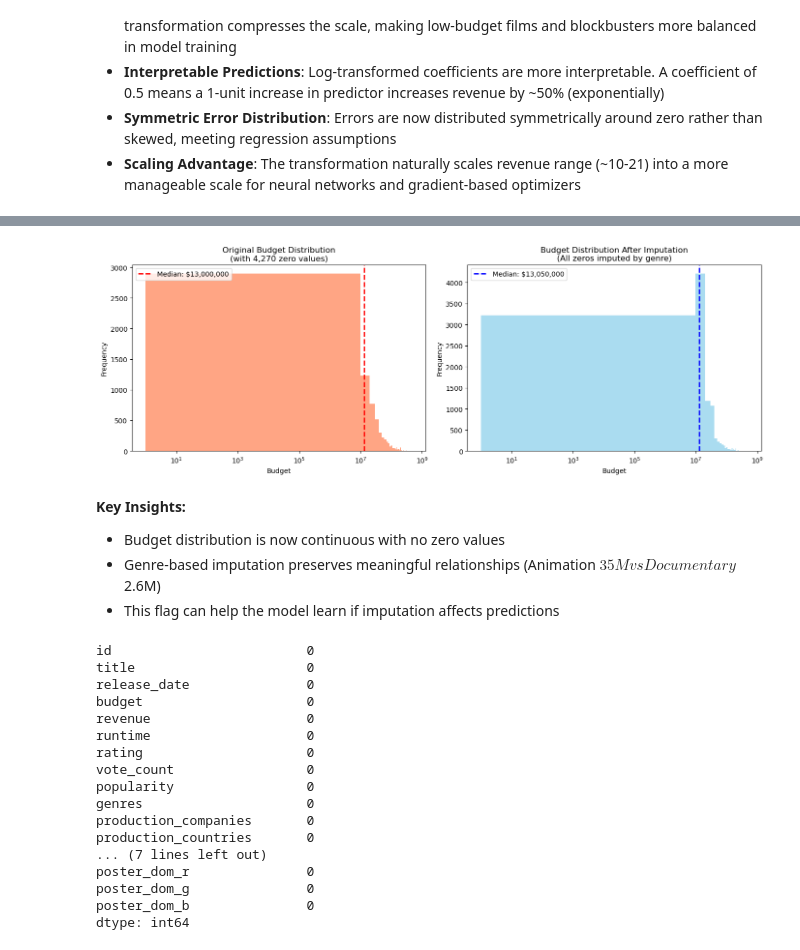
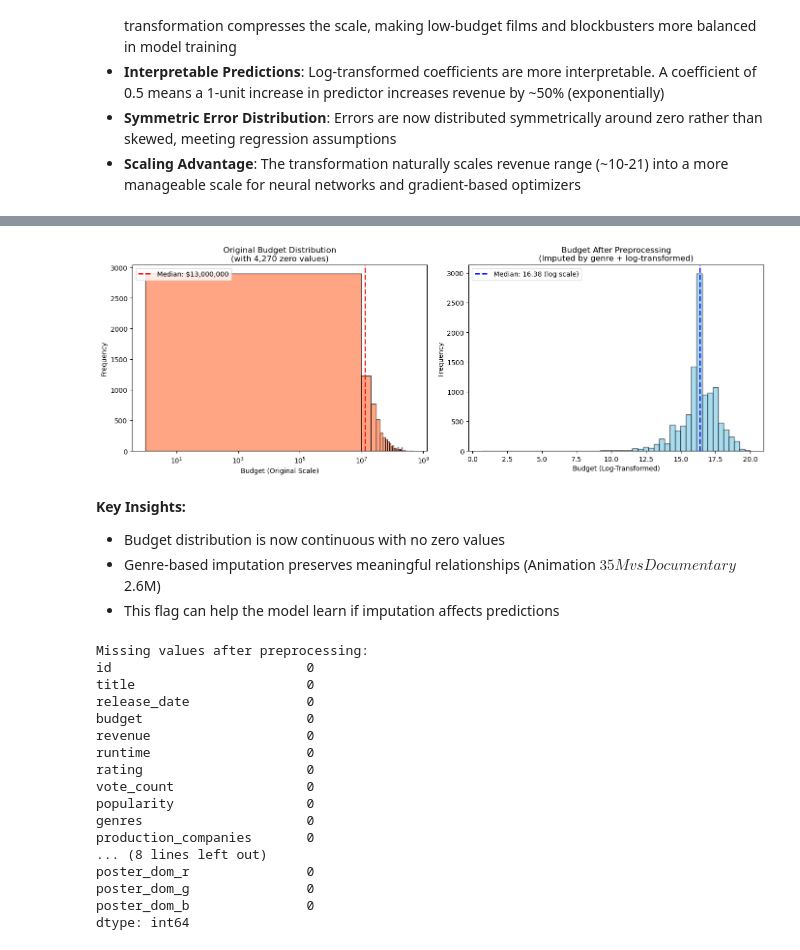
Before and after one commit to TThanhc/movie-revenue-predictor, a Jupyter notebook: notebooks/02_data_preprocessing.ipynb, the cells around one changed output, grey strips where cells are left out. Saved outputs shown, nothing was run; the diff lists cells and outputs as text; code cells hidden in the pictures.

```diff
--- a/notebooks/02_data_preprocessing.ipynb
+++ b/notebooks/02_data_preprocessing.ipynb
@@ -26,3 +41,11 @@ Original shape: (11263, 22)
 # %%
-# Log transform the target variable
-df['revenue'] = np.log1p(df['revenue'])
+# Initialize and fit the preprocessor
+preprocessor = DataPreprocessor(transform_target=True)
+
+# Fit the preprocessor to learn genre-based budget medians
+preprocessor.fit(df_raw)
+
+print("Preprocessor fitted!")
+print(f"\nGenre budget medians learned:")
+print(preprocessor.genre_budget_medians)
+print(f"\nOverall budget median: ${preprocessor.overall_budget_median:,.0f}")
@@ -112,32 +154,32 @@ Budget range after imputation: [1, 489900000]
 # %%
 # Visualize budget imputation results
 fig, axes = plt.subplots(1, 2, figsize=(14, 5))
 
-# Original data (before imputation - from CSV)
-df_original = pd.read_csv('../data/raw/movies_dataset_revenue.csv')
-
-# Plot 1: Original budget distribution
-axes[0].hist(df_original[df_original['budget'] > 0]['budget'], bins=50, color='coral', alpha=0.7)
-axes[0].axvline(df_original[df_original['budget'] > 0]['budget'].median(), color='red', linestyle='--', linewidth=2, label=f"Median: ${df_original[df_original['budget'] > 0]['budget'].median():,.0f}")
-axes[0].set_xlabel('Budget')
+# Plot 1: Original budget distribution (before imputation)
+axes[0].hist(df_raw[df_raw['budget'] > 0]['budget'], bins=50, color='coral', alpha=0.7, edgecolor='black')
+axes[0].axvline(df_raw[df_raw['budget'] > 0]['budget'].median(), color='red',
+                linestyle='--', linewidth=2,
+                label=f"Median: ${df_raw[df_raw['budget'] > 0]['budget'].median():,.0f}")
+axes[0].set_xlabel('Budget (Original Scale)')
 axes[0].set_ylabel('Frequency')
-axes[0].set_title(f'Original Budget Distribution\n(with {(df_original["budget"] == 0).sum():,} zero values)')
+axes[0].set_title(f'Original Budget Distribution\n(with {(df_raw["budget"] == 0).sum():,} zero values)')
 axes[0].legend()
 axes[0].set_xscale('log')
 
-# Plot 2: Imputed budget distribution
-axes[1].hist(df[df['budget'] > 0]['budget'], bins=50, color='skyblue', alpha=0.7)
-axes[1].axvline(df[df['budget'] > 0]['budget'].median(), color='blue', linestyle='--', linewidth=2, label=f"Median: ${df[df['budget'] > 0]['budget'].median():,.0f}")
-axes[1].set_xlabel('Budget')
+# Plot 2: Budget after preprocessing (log-transformed, imputed)
+axes[1].hist(df['budget'], bins=50, color='skyblue', alpha=0.7, edgecolor='black')
+axes[1].axvline(df['budget'].median(), color='blue',
+                linestyle='--', linewidth=2,
+                label=f"Median: {df['budget'].median():.2f} (log scale)")
+axes[1].set_xlabel('Budget (Log-Transformed)')
 axes[1].set_ylabel('Frequency')
-axes[1].set_title(f'Budget Distribution After Imputation\n(All zeros imputed by genre)')
+axes[1].set_title(f'Budget After Preprocessing\n(Imputed by genre + log-transformed)')
 axes[1].legend()
-axes[1].set_xscale('log')
 
 plt.tight_layout()
 plt.show()
 # %% [output]
-[figure, old version]
+[figure, new version]
 # %% [markdown]
 **Key Insights:**
 - Budget distribution is now continuous with no zero values
@@ -153,10 +188,9 @@ df['production_countries'] = df['production_countries'].fillna('Unknown')
 # %%
-# Handle missing values - Remove records with missing values in genres, cast, poster_brightness, poster_saturation, poster_dom_r, poster_dom_g, poster_dom_b, production_companies
-cols = ['genres', 'cast', 'poster_brightness', 'poster_saturation', 'poster_dom_r', 'poster_dom_g', 'poster_dom_b']
-df.dropna(subset=cols, inplace=True)
-
-df.isna().sum()
+# Check for remaining missing values after preprocessing
+print("Missing values after preprocessing:")
+print(df.isna().sum())
 # %% [output]
+Missing values after preprocessing:
 id                         0
 title                      0
 release_date               0
@@ -168,8 +202,7 @@ vote_count                 0
 popularity                 0
 genres                     0
 production_companies       0
-production_countries       0
-... (7 lines left out)
+... (8 lines left out)
 poster_dom_r               0
 poster_dom_g               0
 poster_dom_b               0
```
Also changed, not shown: parts of 10 cells of this notebook.
